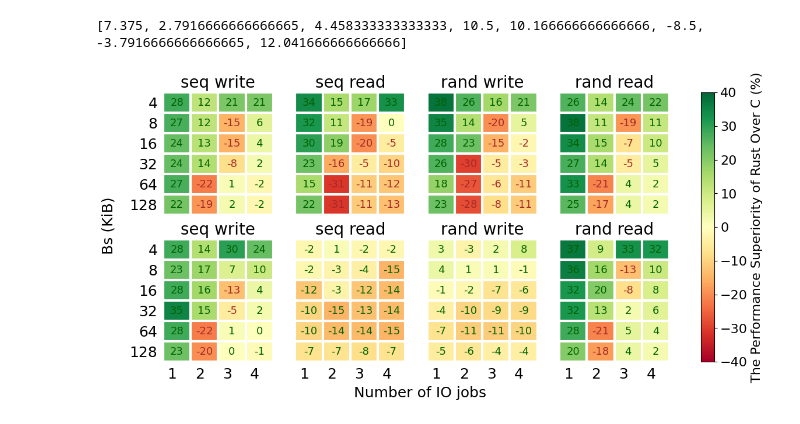
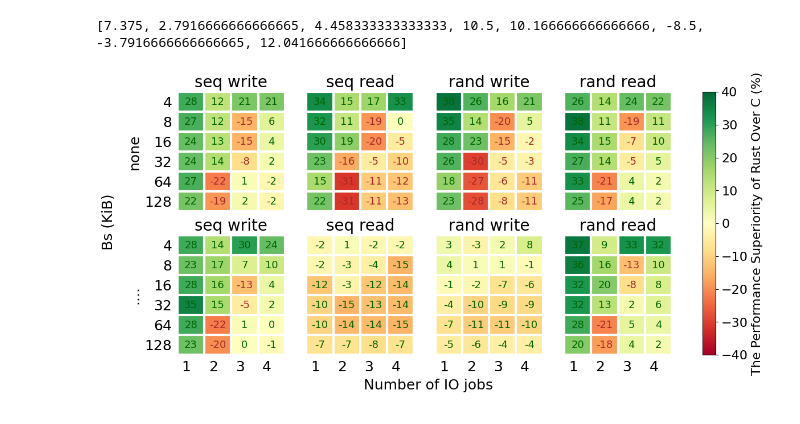
Before and after one commit to Richardhongyu/rfl_empirical_tools, a Jupyter notebook: figures_ppt/figure5.ipynb, the cells around one changed output. Saved outputs shown, nothing was run; the diff lists cells and outputs as text; code cells hidden in the pictures.

```diff
--- a/figures_ppt/figure5.ipynb
+++ b/figures_ppt/figure5.ipynb
@@ -18,7 +18,7 @@ jobs = [1,2,3,4]
 data_index = [0,1,3,4]
 avg = []
 # title = np.array(['seq write', 'seq read', 'seq readwrite', 'rand write', 'rand read', 'rand readwrite']).reshape(2,3)
-title = ['seq write', 'seq read', 'rand write', 'rand read']
+title = [['seq write', 'seq read', 'rand write', 'rand read'], ['seq write', 'seq read', 'rand write', 'rand read']]
 label_font_conf = {
     # "weight": "bold",
     "size": "18"
@@ -146,7 +146,7 @@ def annotate_heatmap(im, data=None, valfmt="{x:.2f}",
 
 fig, axs = plt.subplots(2,4,figsize=(14,6),dpi=100)
 jobs_y = 0
-fig.supylabel("Bs (KiB)", x=0.05, y=jobs_y+0.5, **label_font_conf)
+fig.supylabel("Bs (KiB)", x=0.03, y=jobs_y+0.5, **label_font_conf)
 fig.supxlabel("Number of IO jobs", x=0.44, y=jobs_y, **label_font_conf)
 
 images = []
@@ -160,32 +160,34 @@ for i in range(2):
         #     else:
         #         sched = np.concatenate((sched, matrix), axis=1)
         # else:
         #     if none.shape[0] == 0:
         #         none = matrix
         #     else:
         #         none = np.concatenate((none, matrix), axis=1)
         avg.append(np.mean(matrix))
         im, cbar = heatmap(matrix, bs, jobs, ax=axs[i,j], cmap="RdYlGn", aspect='auto', vmin=-40, vmax=40)
         images.append(im)
         texts = annotate_heatmap(im, valfmt="{x:.0f}", fontsize=13, textcolors=("#A52A2A", "darkgreen"))
         axs[i, j].label_outer()
-        axs[i, j].set_title(title[j], fontsize=20)
+        axs[i, j].set_title(title[i][j], fontsize=20)
 # avg_sched = np.mean(sched)
 # avg_none = np.mean(none)
 # print(f'avg_sched: {avg_sched}, avg_none: {avg_none}')
 print(avg)
 
 # 自适应创建colorbar的范围
 # vmin = min(image.get_array().min() for image in images)
 # vmax = max(image.get_array().max() for image in images)
 # norm = colors.Normalize(vmin=vmin, vmax=vmax)
 # for im in images:
 #     im.set_norm(norm)
 
 cbar = fig.colorbar(images[0], ax=axs, pad=0.05)
 cbar.ax.tick_params(labelsize=16)
 cbar.set_label("The Performance Superiority of Rust Over C (%)", size=16)
+axs[0,0].set_ylabel('none', size=18)
+axs[1,0].set_ylabel('....', size=18)
 plt.savefig("./figure5.pdf", bbox_inches="tight")
 # %% [output]
 [7.375, 2.7916666666666665, 4.458333333333333, 10.5, 10.166666666666666, -8.5, -3.7916666666666665, 12.041666666666666]
-[figure, old version]
+[figure, new version]
```
Also changed, not shown: 3 other files.
